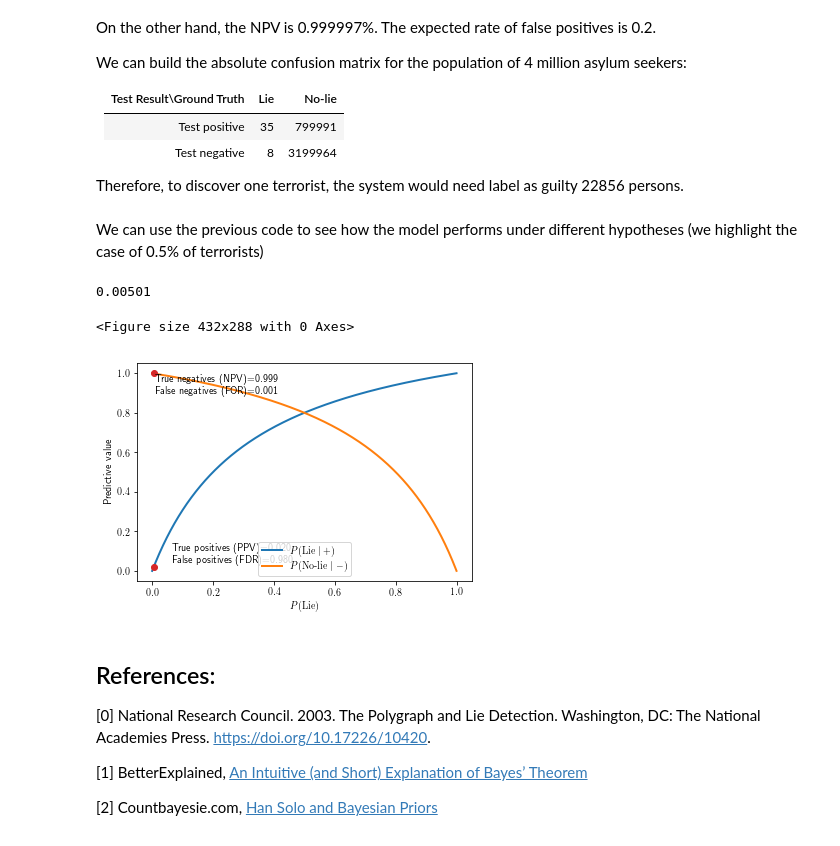
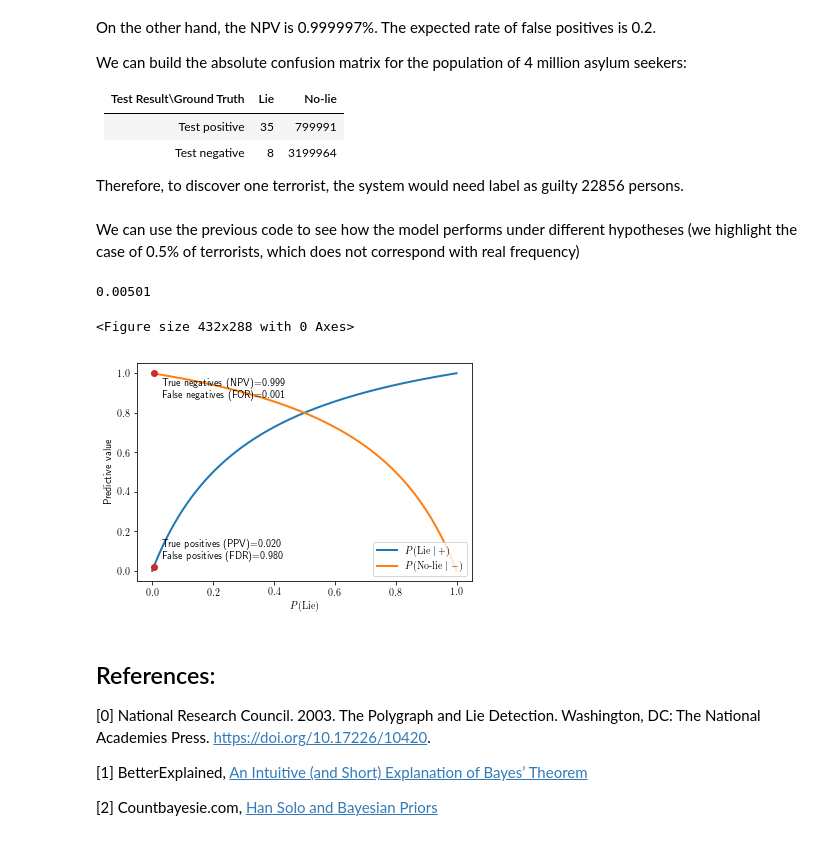
Before and after one commit to javism/bayesian-performance, a Jupyter notebook: bayesian-analysis.ipynb, the cells around one changed output. Saved outputs shown, nothing was run; the diff lists cells and outputs as text; code cells hidden in the pictures.

Commit message:
Fixed plots

```diff
--- a/bayesian-analysis.ipynb
+++ b/bayesian-analysis.ipynb
@@ -251,7 +246,7 @@ We can build the absolute confusion matrix for the population of 4 million asylu
 
 Therefore, to discover one terrorist, the system would need label as guilty 22856 persons.
 # %% [markdown]
-We can use the previous code to see how the model performs under different hypotheses (we highlight the case of 0.5% of terrorists)
+We can use the previous code to see how the model performs under different hypotheses (we highlight the case of 0.5% of terrorists, which does not correspond with real frequency)
 # %%
 # Pr(E|H) Chance of a positive test (E) given there is a liar (H). This is the chance of a true positive.
 PrEH = 0.80
@@ -271,37 +266,37 @@ vPrHnE = 1 - vPrnHnE
 plt.clf()
 fig, ax = plt.subplots()
 ax.plot(vPrH, vPrHE, '-', lw=2, color='tab:blue')
 ax.plot(vPrH, vPrnHnE, '-', lw=2, color='tab:orange')
 plt.xlabel(r'$\displaystyle P(\textrm{Lie})$')
 plt.ylabel(r"Predictive value")
-plt.legend([r"$\displaystyle P(\textrm{Lie}\mid +)$", r"$\displaystyle P(\textrm{No-lie}\mid -)$"])
+plt.legend([r"$\displaystyle P(\textrm{Lie}\mid +)$", r"$\displaystyle P(\textrm{No-lie}\mid -)$"],loc='lower right')
 
 i = 50
 
 ax.plot(vPrH[i], vPrHE[i], 'o', lw=2, color='tab:red')
 ax.plot(vPrH[i], vPrnHnE[i], 'o', lw=2, color='tab:red')
 
 ax.annotate('True positives (PPV)={:.3f} \n False positives (FDR)={:.3f}'.format(vPrHE[i],vPrnHE[i]),
             xy=(vPrH[i], vPrHE[i]),
             xycoords='data',
-            xytext=(vPrH[i] + 0.10, vPrHE[i] + 0.15),
+            xytext=(vPrH[i] + 0.07, vPrHE[i] + 0.17),
             textcoords='axes fraction',
             horizontalalignment='left',
             verticalalignment='top')
 
 ax.annotate('True negatives (NPV)={:.3f} \n False negatives (FOR)={:.3f}'.format(vPrnHnE[i], vPrHnE[i]),
             xy=(vPrH[i], vPrnHnE[i]),
             xycoords='data',
-            xytext=(vPrH[i] + 0.05, vPrnHnE[i] - 0.05),
+            xytext=(vPrH[i] + 0.07, vPrnHnE[i] - 0.07),
             textcoords='axes fraction',
             horizontalalignment='left',
             verticalalignment='top')
 
 vPrH[i]
 # %% [output]
 0.00501
 <Figure size 432x288 with 0 Axes>
-[figure, old version]
+[figure, new version]
 # %% [markdown]
 ## References:
 [0] National Research Council. 2003. The Polygraph and Lie Detection. Washington, DC: The National Academies Press. https://doi.org/10.17226/10420.
```
Also changed, not shown: parts of 4 cells of this notebook.
